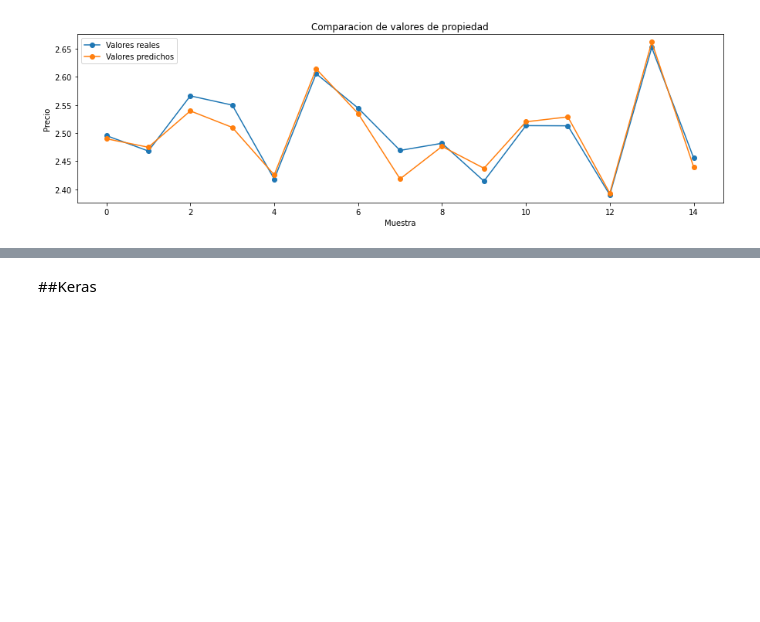
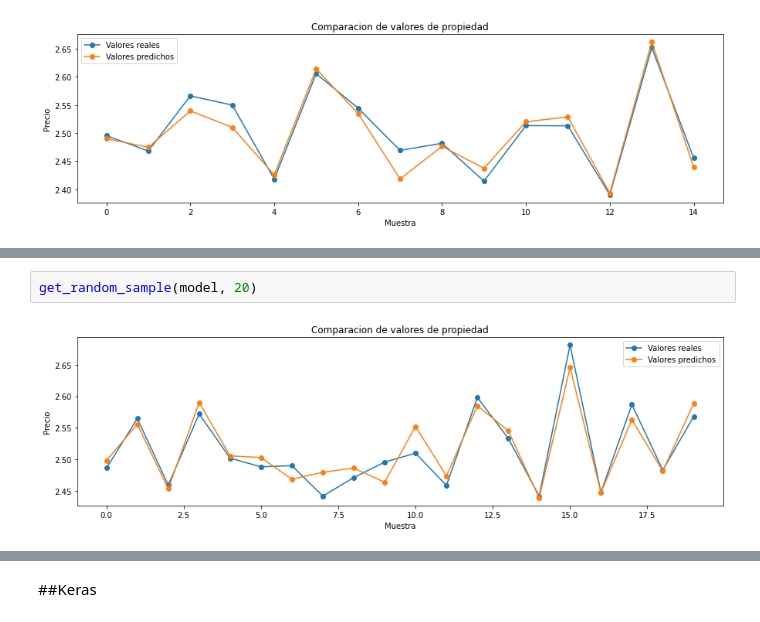
Before and after one commit to nestorjuarezR/Data_Science, a Jupyter notebook: Proyecto_4.ipynb, the cells around one changed output, grey strips where cells are left out. Cells and saved outputs as stored; diff of their text form; blank space fills up the shorter version.

```diff
--- a/Proyecto_4.ipynb
+++ b/Proyecto_4.ipynb
@@ -782,0 +827,4 @@ get_random_sample(mlpr, 15)
+# %%
+get_random_sample(model, 20)
+# %% [output]
+[figure, added]
```
Also changed, not shown: parts of 34 cells of this notebook.
